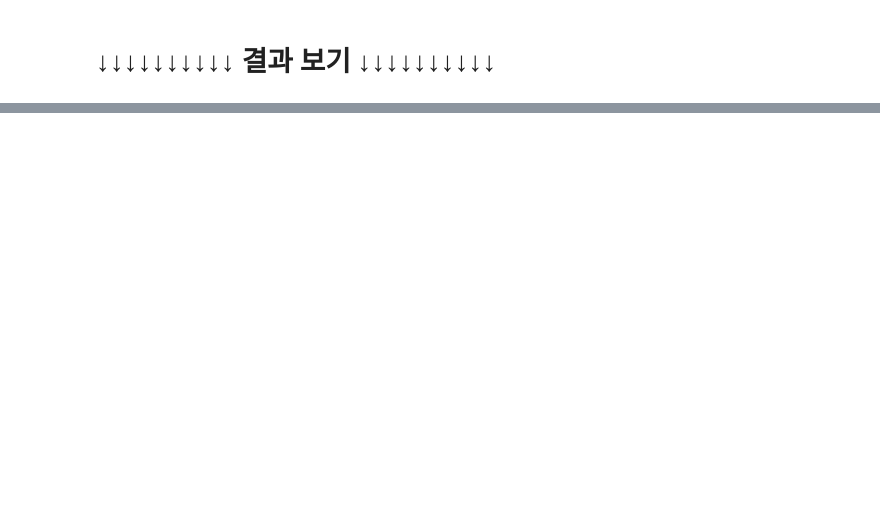
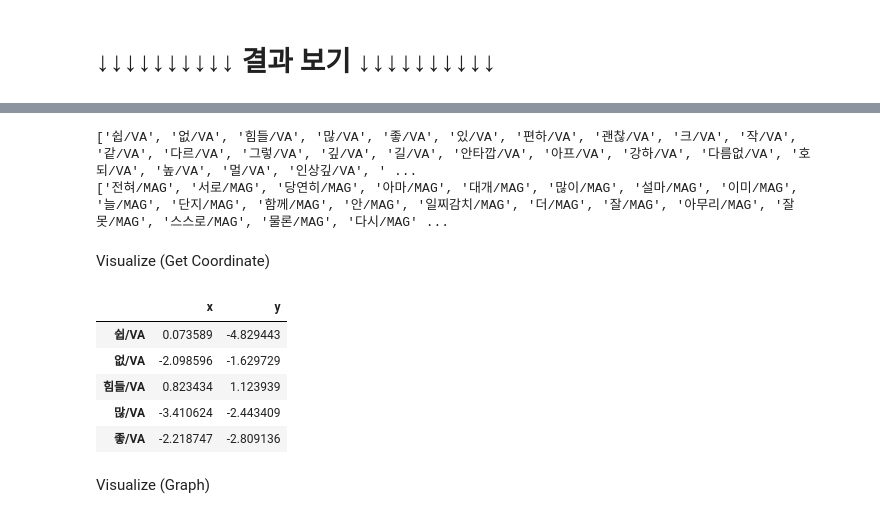
Before and after one commit to berry2971/senti-dict-yes24, a Jupyter notebook: senti_dict_yes24.ipynb, the cells around one changed output, grey strips where cells are left out. Cells and saved outputs as stored; diff of their text form; code cells hidden in the pictures; blank space fills up the shorter version.

```diff
--- a/senti_dict_yes24.ipynb
+++ b/senti_dict_yes24.ipynb
@@ -228,0 +245,6 @@ model_mag = Word2Vec(docs_mag, size=100, window=5, min_count=5, workers=4, sg=1,
+# %%
+##### Save trained model
+import pickle
+
+with open('/content/gdrive/My Drive/senti/model.bin', 'wb') as f:
+    pickle.dump(model, f)
@@ -255,0 +443,46 @@ print(negv_list)
+# %%
+w2v_va_list = []
+w2v_mag_list = []
+
+for v in list(model.wv.vocab):
+    if parse_token(v)[1] == 'VA':
+        w2v_va_list.append(v)
+    elif parse_token(v)[1] == 'MAG':
+        w2v_mag_list.append(v)
+
+print(w2v_va_list[:30])
+print(w2v_mag_list[:30])
+# %% [output]
+['쉽/VA', '없/VA', '힘들/VA', '많/VA', '좋/VA', '있/VA', '편하/VA', '괜찮/VA', '크/VA', '작/VA', '같/VA', '다르/VA', '그렇/VA', '깊/VA', '길/VA', '안타깝/VA', '아프/VA', '강하/VA', '다름없/VA', '호되/VA', '높/VA', '멀/VA', '인상깊/VA', ' ...
+['전혀/MAG', '서로/MAG', '당연히/MAG', '아마/MAG', '대개/MAG', '많이/MAG', '설마/MAG', '이미/MAG', '늘/MAG', '단지/MAG', '함께/MAG', '안/MAG', '일찌감치/MAG', '더/MAG', '잘/MAG', '아무리/MAG', '잘못/MAG', '스스로/MAG', '물론/MAG', '다시/MAG' ...
+# %% [markdown]
+Visualize (Get Coordinate)
+# %%
+##### t-SNE: t-Stochastic Neighbor Embedding
+import matplotlib
+import matplotlib.font_manager as fm
+import matplotlib.pyplot as plt
+from sklearn.manifold import TSNE
+
+matplotlib.rcParams["axes.unicode_minus"] = False
+
+vocab = w2v_va_list
+#vocab = list(model.wv.vocab)
+X = model[vocab]
+
+tsne = TSNE(n_components = 2)
+X_tsne = tsne.fit_transform(X)
+
+##### Show data frame
+import pandas as pd
+df = pd.DataFrame(X_tsne, index = vocab, columns = ["x", "y"])
+df.head()
+# %% [output]
+|  | x | y |
+| 쉽/VA | 0.073589 | -4.829443 |
+| 없/VA | -2.098596 | -1.629729 |
+| 힘들/VA | 0.823434 | 1.123939 |
+| 많/VA | -3.410624 | -2.443409 |
+| 좋/VA | -2.218747 | -2.809136 |
+# %% [markdown]
+Visualize (Graph)
```
Also changed, not shown: parts of 24 cells of this notebook.
